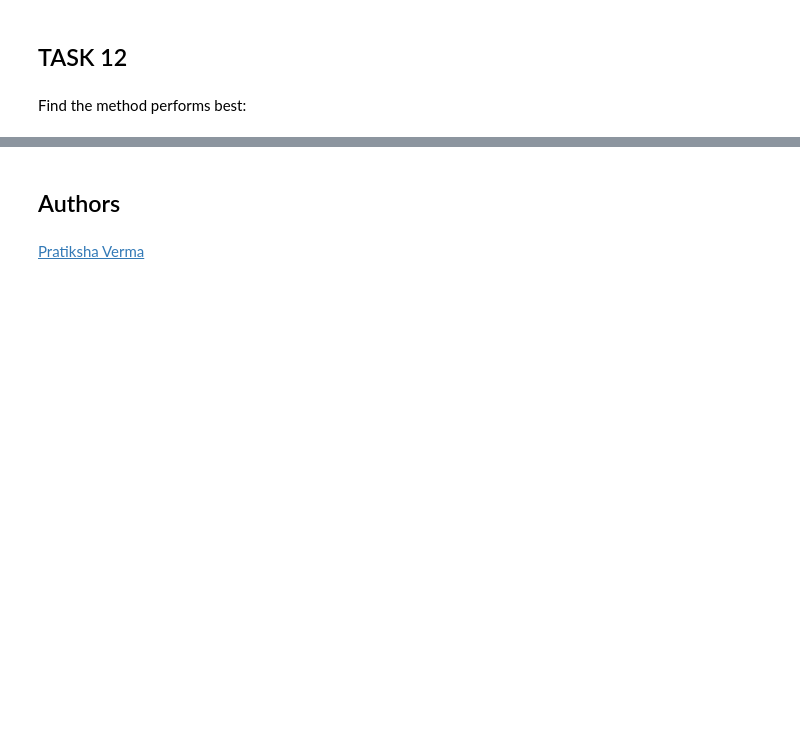
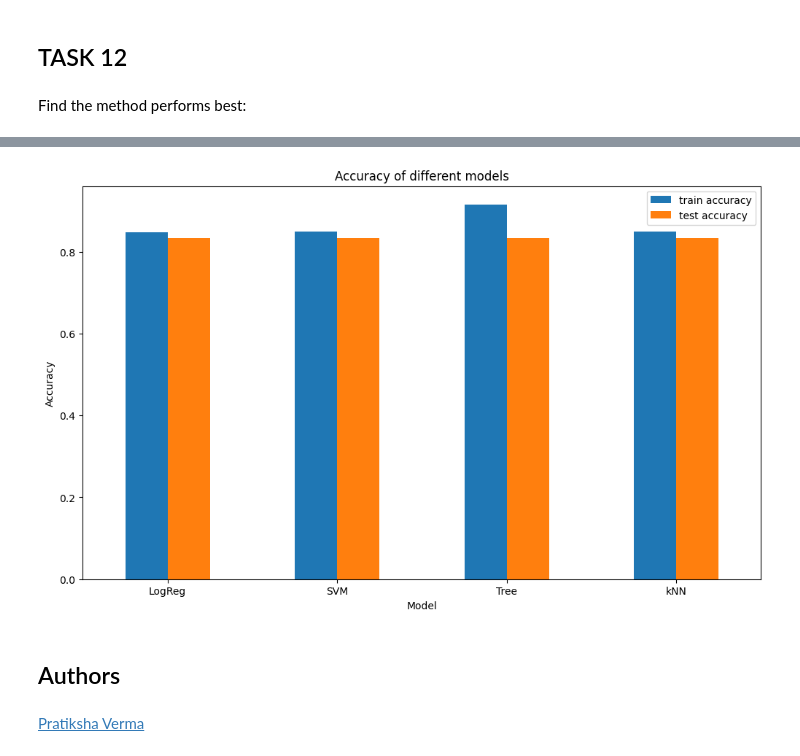
Before and after one commit to toranaga-san/IBM-Data-Science-Capstone-Project-SpaceX, a Jupyter notebook: SpaceX_Machine Learning Prediction_Part_5.ipynb, the cells around one changed output, grey strips where cells are left out. Saved outputs shown, nothing was run; the diff lists cells and outputs as text; code cells hidden in the pictures; blank space fills up the shorter version.

```diff
--- a/SpaceX_Machine Learning Prediction_Part_5.ipynb
+++ b/SpaceX_Machine Learning Prediction_Part_5.ipynb
@@ -236,8 +236,8 @@ accuracy : 0.8482142857142856
 # %% [markdown]
 Calculate the accuracy on the test data using the method <code>score</code>:
 # %%
-accuracy = svm_cv.score(X_test, Y_test)
-print(accuracy)
+accuracy_svm = svm_cv.score(X_test, Y_test)
+print(accuracy_svm)
 # %% [output]
 0.8333333333333334
 # %% [markdown]
@@ -296,6 +296,6 @@ accuracy : 0.875
 # %% [markdown]
 Calculate the accuracy of tree_cv on the test data using the method <code>score</code>:
 # %%
-accuracy = tree_cv.score(X_test, Y_test)
-print(accuracy)
+accuracy_tree = tree_cv.score(X_test, Y_test)
+print(accuracy_tree)
 # %% [output]
@@ -335,8 +335,8 @@ accuracy : 0.8482142857142858
 # %% [markdown]
 Calculate the accuracy of knn_cv on the test data using the method <code>score</code>:
 # %%
-accuracy = knn_cv.score(X_test, Y_test)
-print(accuracy)
+accuracy_knn = knn_cv.score(X_test, Y_test)
+print(accuracy_knn)
 # %% [output]
 0.8333333333333334
 # %% [markdown]
@@ -369,0 +370,10 @@ best modell DecisionTree, with best accuracy 0.8888888888888888.
+# %%
+# 0.8 training, 0.2 testing
+scores = {'LogReg': [logreg_cv.best_score_, accuracy_lr],
+          'SVM': [svm_cv.best_score_, accuracy_svm],
+          'Tree': [tree_cv.best_score_, accuracy_tree],
+          'kNN': [knn_cv.best_score_, accuracy_knn]}
+
+df_scores = pd.DataFrame.from_dict(scores, orient='index',
+                       columns=['train accuracy', 'test accuracy'])
+df_scores
@@ -370,3 +386,12 @@ best modell DecisionTree, with best accuracy 0.8888888888888888.
+# %%
+df_scores.plot(kind='bar', figsize=(12, 7))
+plt.title('Accuracy of different models')
+plt.ylabel('Accuracy')
+plt.xlabel('Model')
+plt.xticks(rotation=0)
+plt.show()
+# %% [output]
+[figure, added]
 # %% [markdown]
 ## Authors
 # %% [markdown]
```
Also changed, not shown: parts of 7 cells of this notebook.
